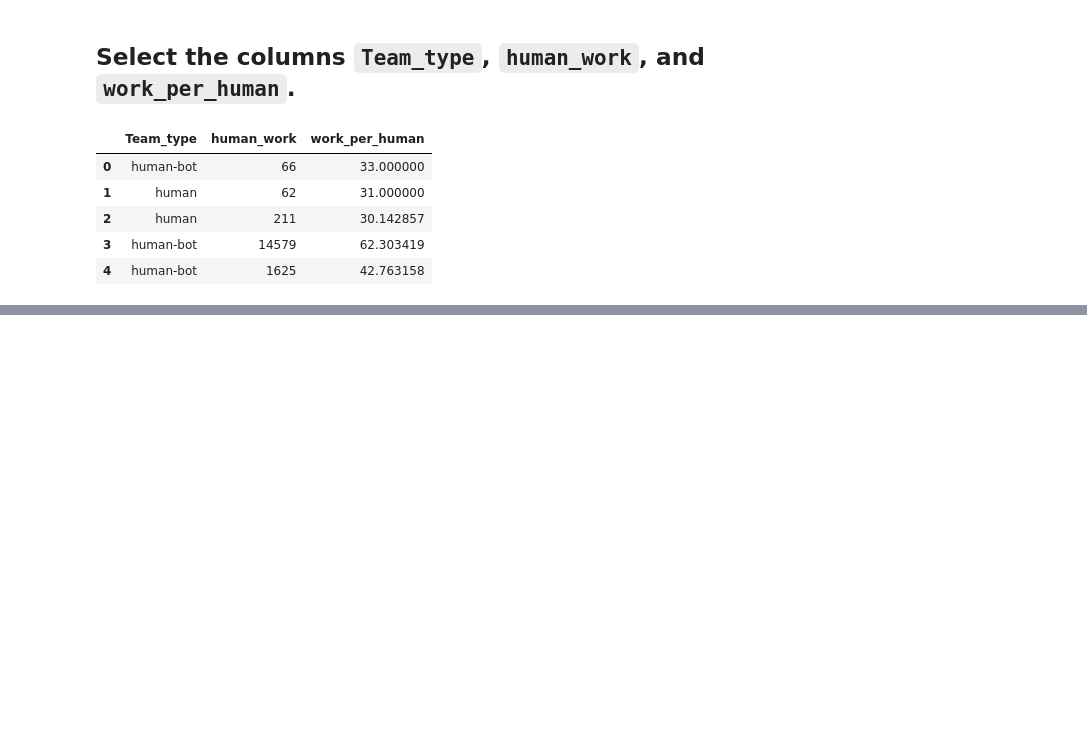
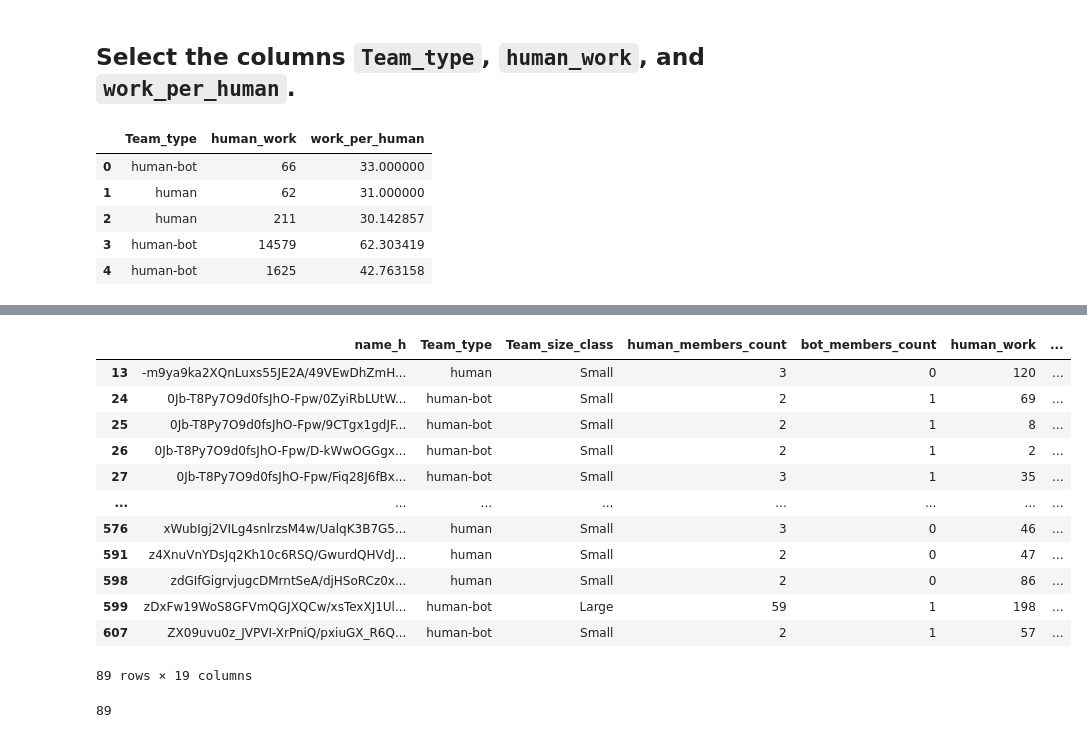
Before and after one commit to TheUltimateFishstick/week8labs, a Jupyter notebook: 08_Instructor_Lab_Morgan.ipynb, the cells around one changed output, grey strips where cells are left out. Saved outputs shown, nothing was run; the diff lists cells and outputs as text; code cells hidden in the pictures; blank space fills up the shorter version.

```diff
--- a/08_Instructor_Lab_Morgan.ipynb
+++ b/08_Instructor_Lab_Morgan.ipynb
@@ -88,0 +130,28 @@ github_teams.sort_values(by = ["Team_size_class", "human_work", "work_per_human"
+# %%
+# Use .query() to get the rows with the 'Small' or 'Large" categories (grouped with parentheses) and human_gini <= 0.25. The answer is 89!
+# Note - I knew the 'Large' and 'Small' expressions needed to be grouped in some way to make the logic work here. I tried brackets and curly brackets first, but
+# those didn't work. Parentheses for the win! I hope I did this correctly.
+(github_teams
+ .query("(Team_size_class == 'Large' | Team_size_class == 'Small') & human_gini <= 0.25")
+)
+# %% [output]
+|  | name_h | Team_type | Team_size_class | human_members_count | bot_members_count | human_work | ... |
+| 13 | -m9ya9ka2XQnLuxs55JE2A/49VEwDhZmH... | human | Small | 3 | 0 | 120 | ... |
+| 24 | 0Jb-T8Py7O9d0fsJhO-Fpw/0ZyiRbLUtW... | human-bot | Small | 2 | 1 | 69 | ... |
+| 25 | 0Jb-T8Py7O9d0fsJhO-Fpw/9CTgx1gdJF... | human-bot | Small | 2 | 1 | 8 | ... |
+| 26 | 0Jb-T8Py7O9d0fsJhO-Fpw/D-kWwOGGgx... | human-bot | Small | 2 | 1 | 2 | ... |
+| 27 | 0Jb-T8Py7O9d0fsJhO-Fpw/Fiq28J6fBx... | human-bot | Small | 3 | 1 | 35 | ... |
+| ... | ... | ... | ... | ... | ... | ... | ... |
+| 576 | xWubIgj2VILg4snlrzsM4w/UalqK3B7G5... | human | Small | 3 | 0 | 46 | ... |
+| 591 | z4XnuVnYDsJq2Kh10c6RSQ/GwurdQHVdJ... | human | Small | 2 | 0 | 47 | ... |
+| 598 | zdGIfGigrvjugcDMrntSeA/djHSoRCz0x... | human | Small | 2 | 0 | 86 | ... |
+| 599 | zDxFw19WoS8GFVmQGJXQCw/xsTexXJ1Ul... | human-bot | Large | 59 | 1 | 198 | ... |
+| 607 | ZX09uvu0z_JVPVI-XrPniQ/pxiuGX_R6Q... | human-bot | Small | 2 | 1 | 57 | ... |
+89 rows × 19 columns
+# %%
+# We could also use the len() function to count the rows.
+len(github_teams
+ .query("(Team_size_class == 'Large' | Team_size_class == 'Small') & human_gini <= 0.25")
+)
+# %% [output]
+89
```
Also changed, not shown: parts of 25 cells of this notebook.
